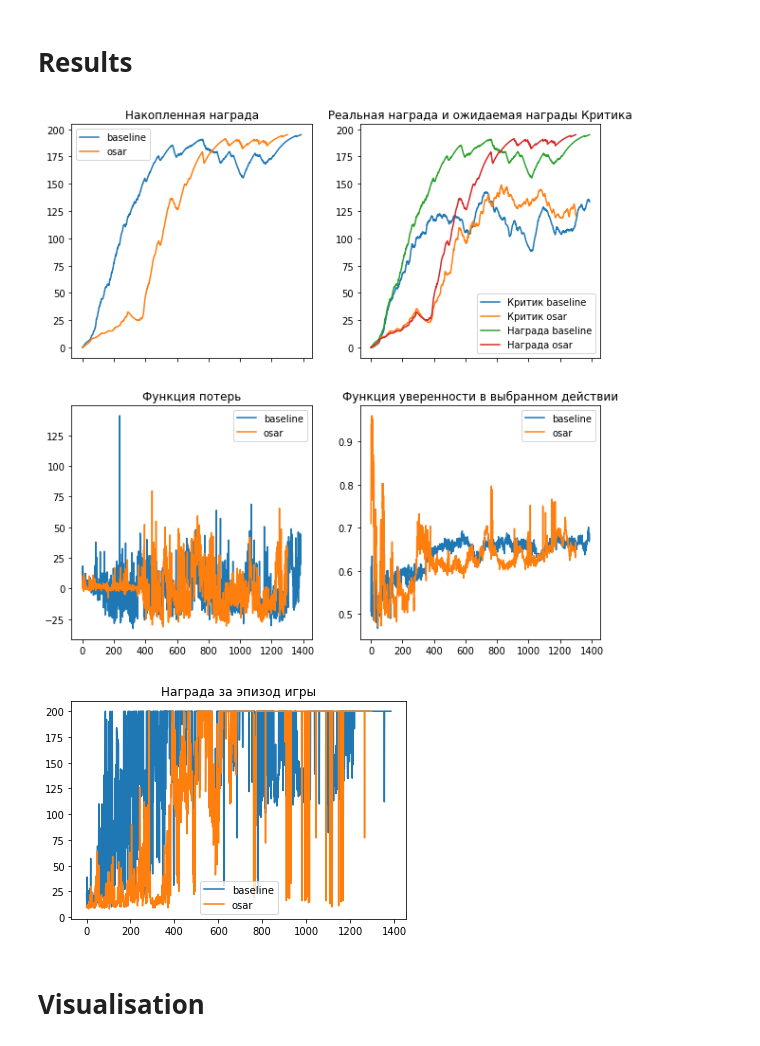
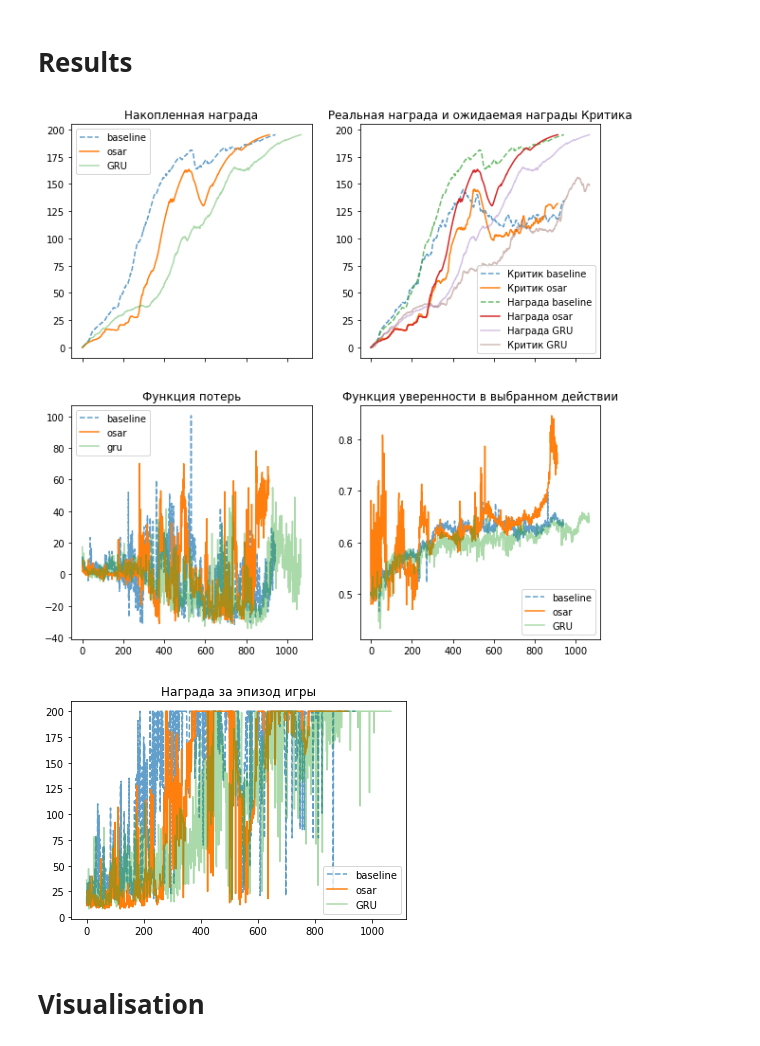
Before and after one commit to ustyuzhaninky/OSAR-keras, a Jupyter notebook: colab/Context Generator Cartpole Test.ipynb, the cells around one changed output. Saved outputs shown, nothing was run; the diff lists cells and outputs as text; code cells hidden in the pictures.

```diff
--- a/colab/Context Generator Cartpole Test.ipynb
+++ b/colab/Context Generator Cartpole Test.ipynb
@@ -349,9 +404,9 @@ def run(model:tf.keras.Model,
     with tqdm.trange(max_episodes) as t:
         for i in t:
             initial_state = tf.constant(env.reset(), dtype=tf.float32)
-            episode_reward, hist = train_step(
-                initial_state, model, optimizer, gamma,
-                max_steps_per_episode, m_type=m_type,
+            episode_reward, hist = model.train_step(
+                initial_state, optimizer, gamma,
+                max_steps_per_episode,
                 initial_action=tf.zeros((1, 10,), dtype=tf.float32))
             episode_reward = tf.cast(episode_reward, tf.float32)
             hist = tf.concat([
@@ -395,0 +451,4 @@ Wall time: 1min 41s
+# %%
+%%time
+gru = get_GRU()
+gru_hist = run(gru, num_hidden, max_episodes, max_steps_per_episode, reward_threshold, gamma, m_type=1)
@@ -411,38 +473,43 @@ def get_running_reward(rewards):
         running_reward.append(r*0.01 + running_reward[-1]*.99)
     return running_reward
 # %%
-
 fig, ax = plt.subplots(nrows=2, ncols=2, sharex=True, figsize=(10, 10))
 
-ax[0, 0].plot(get_running_reward(baseline_hist[:, 0]), label='baseline')
+ax[0, 0].plot(get_running_reward(baseline_hist[:, 0]), '--', alpha=0.7, label='baseline')
 ax[0, 0].plot(get_running_reward(osar_hist[:, 0]), label='osar')
+ax[0, 0].plot(get_running_reward(gru_hist[:, 0]), alpha=0.4, label='GRU')
 ax[0, 0].set_title('Накопленная награда')
 ax[0, 0].legend()
-ax[1, 0].plot(baseline_hist[:, 2], label='baseline')
+ax[1, 0].plot(baseline_hist[:, 2], '--', alpha=0.7, label='baseline')
 ax[1, 0].plot(osar_hist[:, 2], label='osar')
+ax[1, 0].plot(gru_hist[:, 2], alpha=0.4, label='gru')
 ax[1, 0].set_title('Функция потерь')
 ax[1, 0].legend()
-ax[0, 1].plot(get_running_reward(baseline_hist[:, 4]), label='Критик baseline')
+ax[0, 1].plot(get_running_reward(baseline_hist[:, 4]), '--', alpha=0.7, label='Критик baseline')
 ax[0, 1].plot(get_running_reward(osar_hist[:, 4]), label='Критик osar')
-ax[0, 1].plot(get_running_reward(baseline_hist[:, 0]), label='Награда baseline')
+ax[0, 1].plot(get_running_reward(baseline_hist[:, 0]),'--', alpha=0.7, label='Награда baseline')
 ax[0, 1].plot(get_running_reward(osar_hist[:, 0]), label='Награда osar')
+ax[0, 1].plot(get_running_reward(gru_hist[:, 0]), alpha=0.4, label='Награда GRU')
+ax[0, 1].plot(get_running_reward(gru_hist[:, 4]), alpha=0.4, label='Критик GRU')
 ax[0, 1].set_title('Реальная награда и ожидаемая награды Критика')
 ax[0, 1].legend()
-ax[1, 1].plot(baseline_hist[:, 3], label='baseline')
+ax[1, 1].plot(baseline_hist[:, 3], '--', alpha=0.7, label='baseline')
 ax[1, 1].plot(osar_hist[:, 3], label='osar')
+ax[1, 1].plot(gru_hist[:, 3], alpha=0.4, label='GRU')
 ax[1, 1].set_title('Функция уверенности в выбранном действии')
 ax[1, 1].legend()
 plt.show()
 # %% [output]
-[figure, old version]
+[figure, new version]
 # %%
-plt.plot(baseline_hist[:, 0], label='baseline')
+plt.plot(baseline_hist[:, 0],'--', alpha=0.7, label='baseline')
 plt.plot(osar_hist[:, 0], label='osar')
+plt.plot(gru_hist[:, 0], alpha=0.4, label='GRU')
 plt.title('Награда за эпизод игры')
 plt.legend()
 plt.show()
 # %% [output]
-[figure, old version]
+[figure, new version]
 # %% [markdown]
 # Visualisation
 # %%
```
Also changed, not shown: parts of 10 cells of this notebook, 5 other files.
